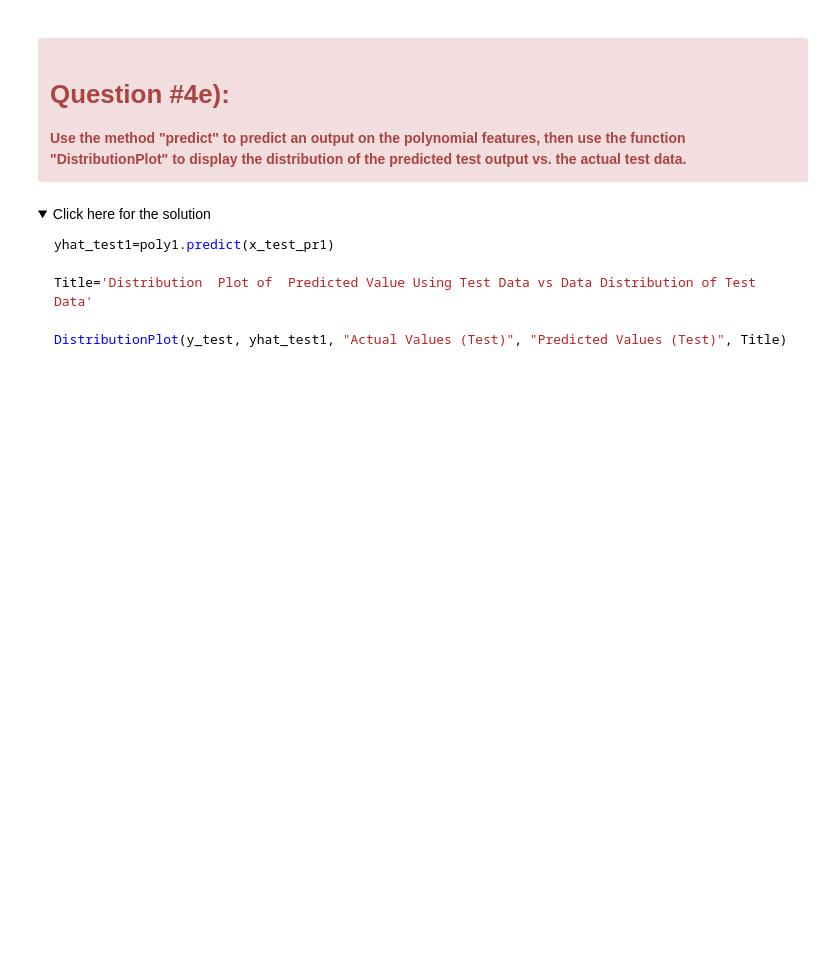
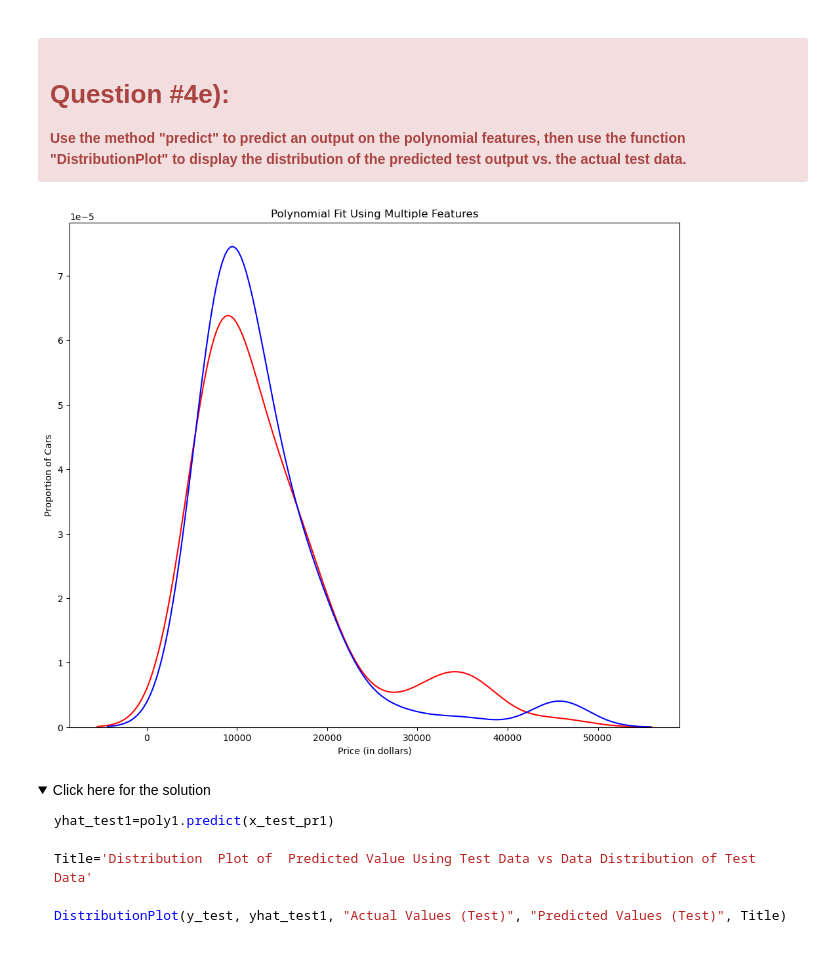
Before and after one commit to fps1001/Data-Analysis-with-Python-Coursera, a Jupyter notebook: M5 -Model Evaluation and Refinement - Used Cars Pricing/Model_Evaluation_and_Refinement_cars.ipynb, the cells around one changed output. Saved outputs shown, nothing was run; the diff lists cells and outputs as text; code cells hidden in the pictures; folded sections open; blank space fills up the shorter version.

```diff
--- a/M5 -Model Evaluation and Refinement - Used Cars Pricing/Model_Evaluation_and_Refinement_cars.ipynb
+++ b/M5 -Model Evaluation and Refinement - Used Cars Pricing/Model_Evaluation_and_Refinement_cars.ipynb
@@ -436,3 +457,5 @@ We see the R^2 gradually increases until an order three polynomial is used. Then
+# %%
+pr1 = PolynomialFeatures(degree=2)
 # %% [markdown]
 <details><summary>Click here for the solution</summary>
 
@@ -454,3 +475,7 @@ pr1=PolynomialFeatures(degree=2)
+# %%
+features = ['horsepower', 'curb-weight', 'engine-size', 'highway-mpg']
+x_train_pr1 = pr1.fit_transform(x_train[features])
+x_test_pr1 = pr1.fit_transform(x_test[features])
 # %% [markdown]
 <details><summary>Click here for the solution</summary>
 
@@ -500,0 +527,3 @@ Create a linear regression model "poly1". Train the object using the method "fit
+# %%
+poly1 = LinearRegression() # instanciate the LinearRegression object
+poly1.fit(x_train_pr1, y_train) # fit the model to the new training data
@@ -518,3 +547,10 @@ poly1=LinearRegression().fit(x_train_pr1,y_train)
+# %%
+# Predicting using the polynomial model
+yhat = poly1.predict(x_test_pr1)
+yhat[0:5]
+DistributionPlot(y_test, yhat, "Actual Values (Test)", "Predicted Values (Test)", "Polynomial Fit Using Multiple Features")
+# %% [output]
+[figure, added]
 # %% [markdown]
 <details><summary>Click here for the solution</summary>
 
```
Also changed, not shown: parts of 25 cells of this notebook, 1 other file.
